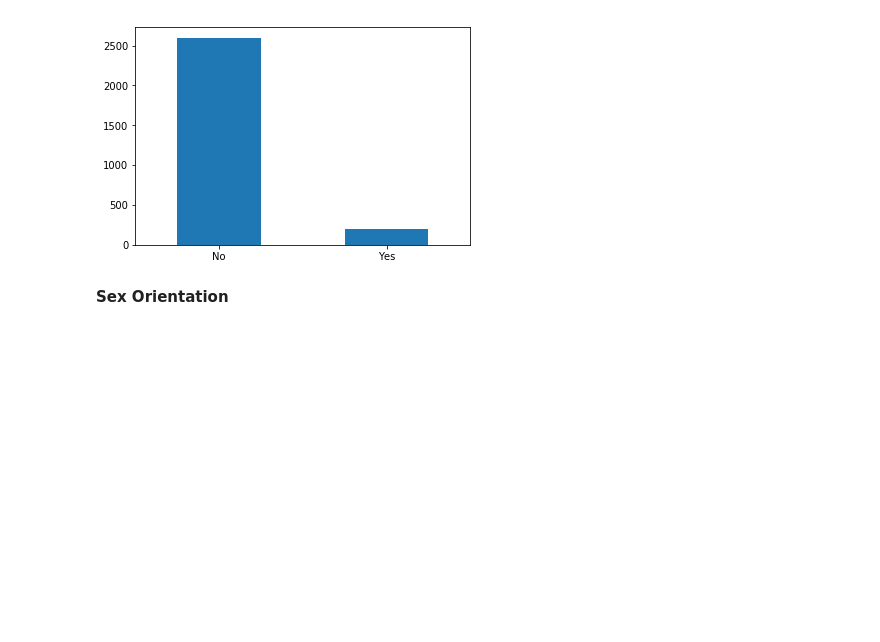
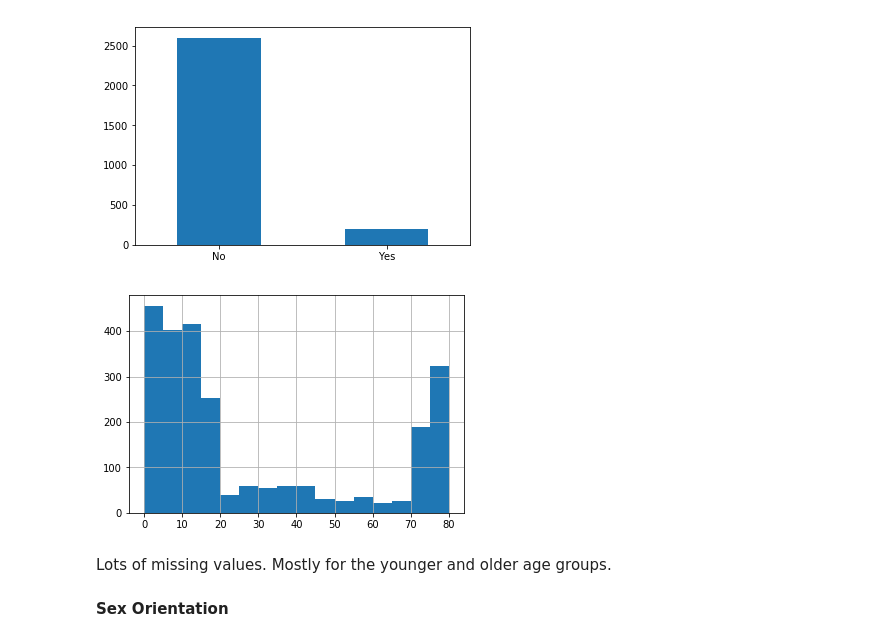
Before and after one commit to lucas-ubm/MaastrichtFlu, a Jupyter notebook: kaggle_starter.ipynb, the cells around one changed output. Cells and saved outputs as stored; diff of their text form; code cells hidden in the pictures; blank space fills up the shorter version.

```diff
--- a/kaggle_starter.ipynb
+++ b/kaggle_starter.ipynb
@@ -897,6 +898,13 @@ df['SameSex'].value_counts().plot.bar(rot=0)
 plt.show()
 # %% [output]
 [figure]
+# %%
+df.loc[df['SameSex'].isna()]['Age'].hist(bins=16)
+plt.show()
+# %% [output]
+[figure, added]
+# %% [markdown]
+Lots of missing values. Mostly for the younger and older age groups.
 # %% [markdown]
 **Sex Orientation**
 # %%
```
Also changed, not shown: parts of 6 cells of this notebook.
